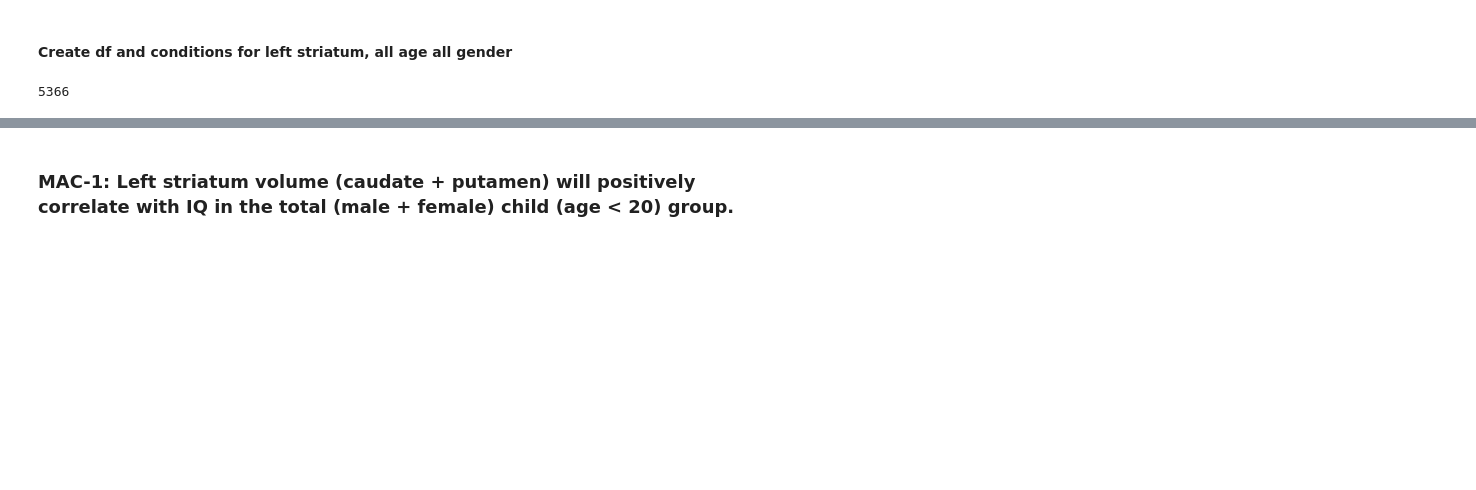
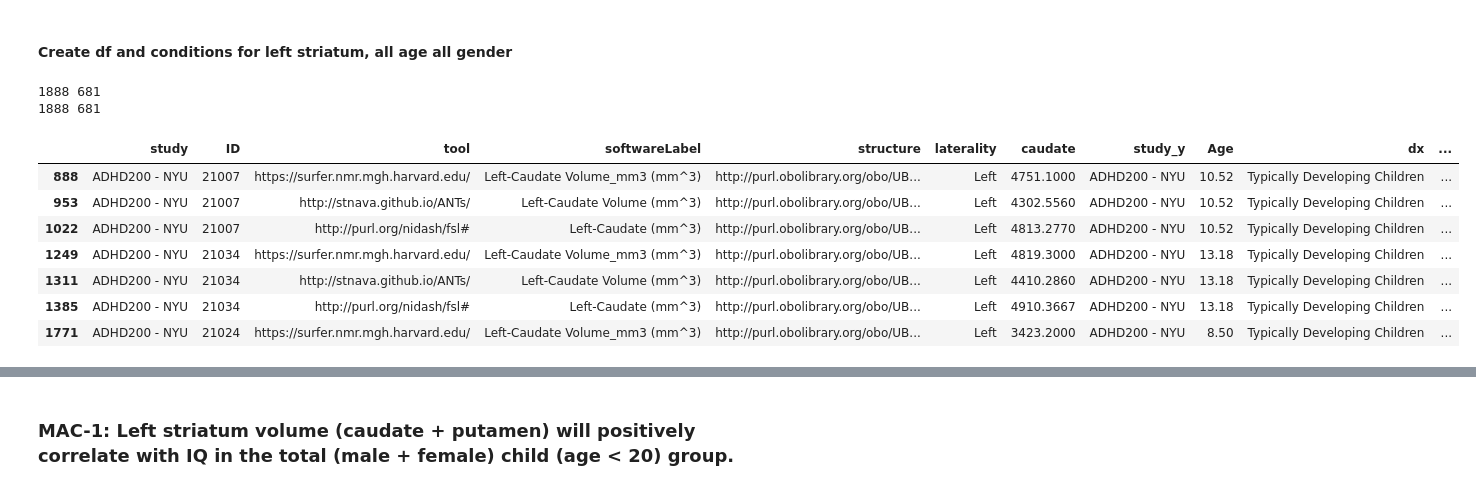
Before and after one commit to jbpoline/simple2_analysis, a Jupyter notebook: simple2-cleaner.ipynb, the cells around one changed output, grey strips where cells are left out. Cells and saved outputs as stored; diff of their text form; code cells hidden in the pictures; blank space fills up the shorter version.

```diff
--- a/simple2-cleaner.ipynb
+++ b/simple2-cleaner.ipynb
@@ -424,35 +424,28 @@ len(PIET_1_ants_df) 555
 ### MAC-1: Left striatum volume (caudate + putamen) will positively correlate with IQ in the total (male + female) child (age < 20) group.
 # %% [markdown]
 #### Create df and conditions for left striatum, all age all gender
-# %%
-cond_mac = ['fiq>0', 'normDev', 'left'] # , 'fs' ,'age<20',
-
-mac1_caud = cond_mac + ['caudate'] #
-mac1_put = cond_mac + ['putamen'] #
-# mac1_tiv = cond_mac + ['fiq>0','normDev','fs','TIV'] #
-
-left_caud = apply_cond(hie, condic, mac1_caud, dropnaset=dropnaset, columns={'volume':'caudate'})
-left_put = apply_cond(hie, condic, mac1_put, dropnaset=dropnaset, columns={'volume':'putamen'})
-left_stria = pd.merge(left=left_caud, right=left_put[['ID','putamen']], left_on='ID', right_on='ID')
-left_stria['striatum'] = left_stria['caudate'] + left_stria['putamen']
-
-left_stria_condic = define_conditions(left_stria, tooldic=tooldic, normalDev=normalDev, adhd=adhd, h2ube=h2ube)
-print(len(left_stria))
-
-"""
-cond_mac = ['fiq>0','normDev', softw,] # ,'age<20']
-mac_caud = cond_mac + ['caudate'] #
-mac_put = cond_mac + ['putamen'] #
-mac_tiv = cond_mac + ['fiq>0','normDev',softw,'TIV'] #
-
-left_caud = apply_cond(hie, condic, mac_caud, dropnaset=dropnaset, columns={'volume':'caudate'})
-left_put = apply_cond(hie, condic, mac_put, dropnaset=dropnaset, columns={'volume':'putamen'})
-
-left_stria = pd.merge(left=left_caud, right=left_put[['ID','putamen']], left_on='ID', right_on='ID')
-left_stria['striatum'] = left_stria['caudate'] + left_stria['putamen']
-left_stria_condic = define_conditions(left_stria, tooldic=tooldic, normalDev=normalDev, adhd=adhd, h2ube=h2ube)
-print(len(left_stria))
-
-""";
-# %% [output]
-5366
+# %%
+cond_mac = ['fiq>0', 'normDev', 'left'] # , 'fs' ,'age<20',
+
+mac1_caud = cond_mac + ['caudate'] #
+mac1_put = cond_mac + ['putamen'] #
+# mac1_tiv = cond_mac + ['fiq>0','normDev','fs','TIV'] #
+
+left_caud = apply_cond(hie, condic, mac1_caud, dropnaset=dropnaset, columns={'volume':'caudate'})
+print(len(left_caud), len(set(left_caud['ID'])) )
+
+left_put = apply_cond(hie, condic, mac1_put, dropnaset=dropnaset, columns={'volume':'putamen'})
+print(len(left_put), len(set(left_put['ID'])))
+
+left_caud.head(7)
+# %% [output]
+1888 681
+1888 681
+|  | study | ID | tool | softwareLabel | structure | laterality | caudate | study_y | Age | dx | ... |
+| 888 | ADHD200 - NYU | 21007 | https://surfer.nmr.mgh.harvard.edu/ | Left-Caudate Volume_mm3 (mm^3) | http://purl.obolibrary.org/obo/UB... | Left | 4751.1000 | ADHD200 - NYU | 10.52 | Typically Developing Children | ... |
+| 953 | ADHD200 - NYU | 21007 | http://stnava.github.io/ANTs/ | Left-Caudate Volume (mm^3) | http://purl.obolibrary.org/obo/UB... | Left | 4302.5560 | ADHD200 - NYU | 10.52 | Typically Developing Children | ... |
+| 1022 | ADHD200 - NYU | 21007 | http://purl.org/nidash/fsl# | Left-Caudate (mm^3) | http://purl.obolibrary.org/obo/UB... | Left | 4813.2770 | ADHD200 - NYU | 10.52 | Typically Developing Children | ... |
+| 1249 | ADHD200 - NYU | 21034 | https://surfer.nmr.mgh.harvard.edu/ | Left-Caudate Volume_mm3 (mm^3) | http://purl.obolibrary.org/obo/UB... | Left | 4819.3000 | ADHD200 - NYU | 13.18 | Typically Developing Children | ... |
+| 1311 | ADHD200 - NYU | 21034 | http://stnava.github.io/ANTs/ | Left-Caudate Volume (mm^3) | http://purl.obolibrary.org/obo/UB... | Left | 4410.2860 | ADHD200 - NYU | 13.18 | Typically Developing Children | ... |
+| 1385 | ADHD200 - NYU | 21034 | http://purl.org/nidash/fsl# | Left-Caudate (mm^3) | http://purl.obolibrary.org/obo/UB... | Left | 4910.3667 | ADHD200 - NYU | 13.18 | Typically Developing Children | ... |
+| 1771 | ADHD200 - NYU | 21024 | https://surfer.nmr.mgh.harvard.edu/ | Left-Caudate Volume_mm3 (mm^3) | http://purl.obolibrary.org/obo/UB... | Left | 3423.2000 | ADHD200 - NYU | 8.50 | Typically Developing Children | ... |
```
Also changed, not shown: parts of 10 cells of this notebook.
